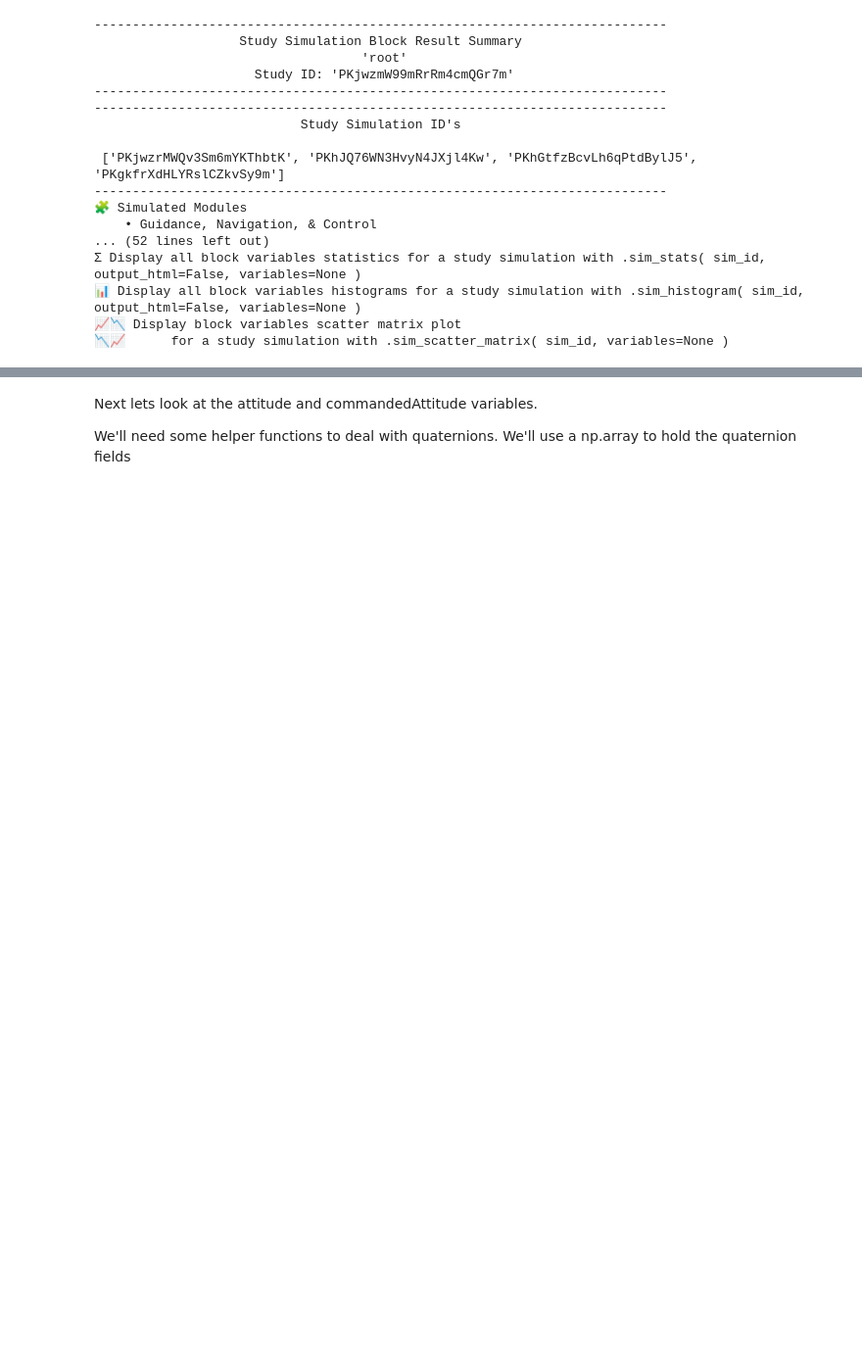
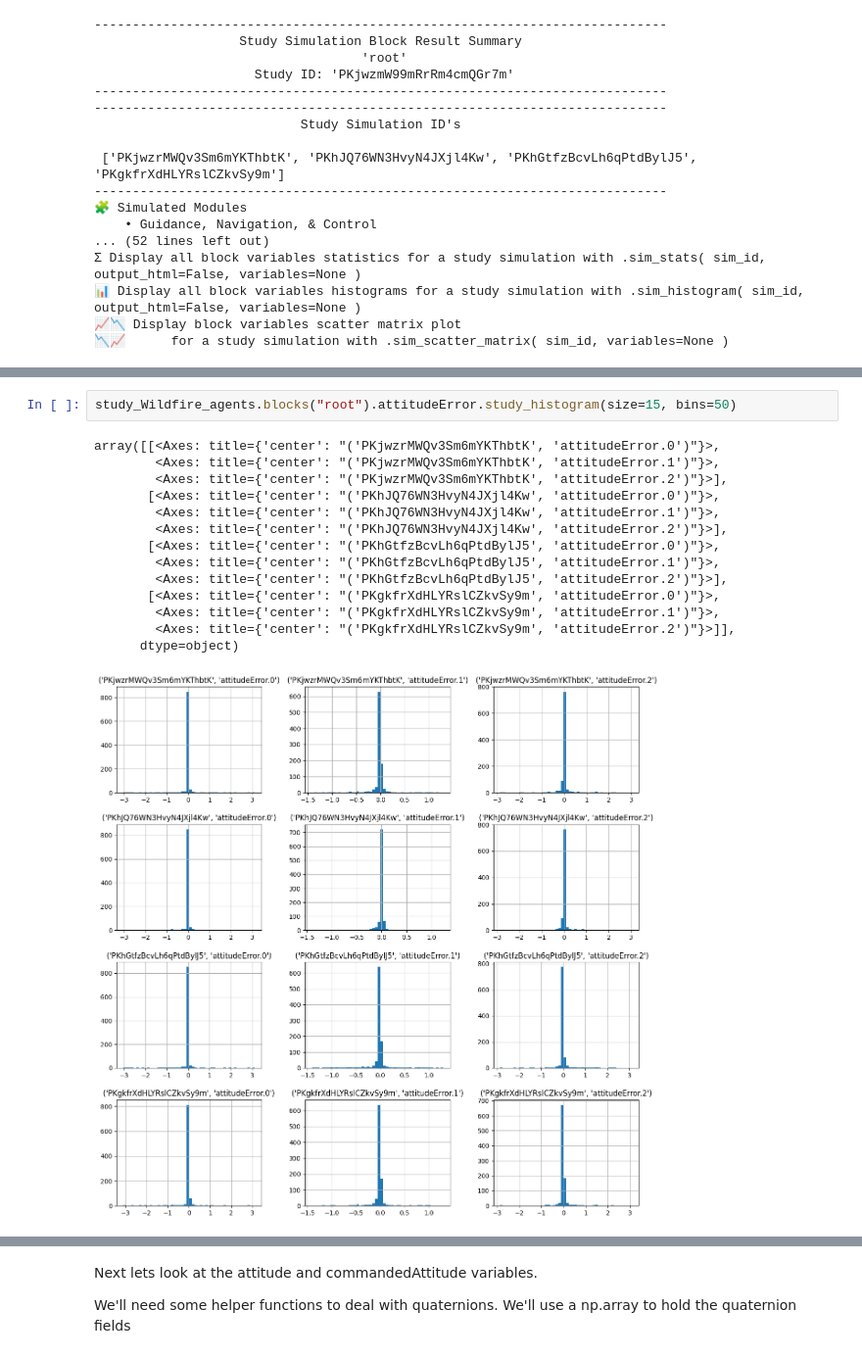
Before and after one commit to sedaro/modsim-notebooks, a Jupyter notebook: Studies/Example_Wildfire_Battery_Tradespace.ipynb, the cells around one changed output, grey strips where cells are left out. Shown at 98% size. Cells and saved outputs as stored; diff of their text form; blank space fills up the shorter version.

```diff
--- a/Studies/Example_Wildfire_Battery_Tradespace.ipynb
+++ b/Studies/Example_Wildfire_Battery_Tradespace.ipynb
@@ -593,0 +582,17 @@ study_Wildfire_agents.blocks("root").attitudeError.sim_stats('PKjwzrMWQv3Sm6mYKT
+# %%
+study_Wildfire_agents.blocks("root").attitudeError.study_histogram(size=15, bins=50)
+# %% [output]
+array([[<Axes: title={'center': "('PKjwzrMWQv3Sm6mYKThbtK', 'attitudeError.0')"}>,
+        <Axes: title={'center': "('PKjwzrMWQv3Sm6mYKThbtK', 'attitudeError.1')"}>,
+        <Axes: title={'center': "('PKjwzrMWQv3Sm6mYKThbtK', 'attitudeError.2')"}>],
+       [<Axes: title={'center': "('PKhJQ76WN3HvyN4JXjl4Kw', 'attitudeError.0')"}>,
+        <Axes: title={'center': "('PKhJQ76WN3HvyN4JXjl4Kw', 'attitudeError.1')"}>,
+        <Axes: title={'center': "('PKhJQ76WN3HvyN4JXjl4Kw', 'attitudeError.2')"}>],
+       [<Axes: title={'center': "('PKhGtfzBcvLh6qPtdBylJ5', 'attitudeError.0')"}>,
+        <Axes: title={'center': "('PKhGtfzBcvLh6qPtdBylJ5', 'attitudeError.1')"}>,
+        <Axes: title={'center': "('PKhGtfzBcvLh6qPtdBylJ5', 'attitudeError.2')"}>],
+       [<Axes: title={'center': "('PKgkfrXdHLYRslCZkvSy9m', 'attitudeError.0')"}>,
+        <Axes: title={'center': "('PKgkfrXdHLYRslCZkvSy9m', 'attitudeError.1')"}>,
+        <Axes: title={'center': "('PKgkfrXdHLYRslCZkvSy9m', 'attitudeError.2')"}>]],
+      dtype=object)
+[figure, added]
```
Also changed, not shown: parts of 35 cells of this notebook.
